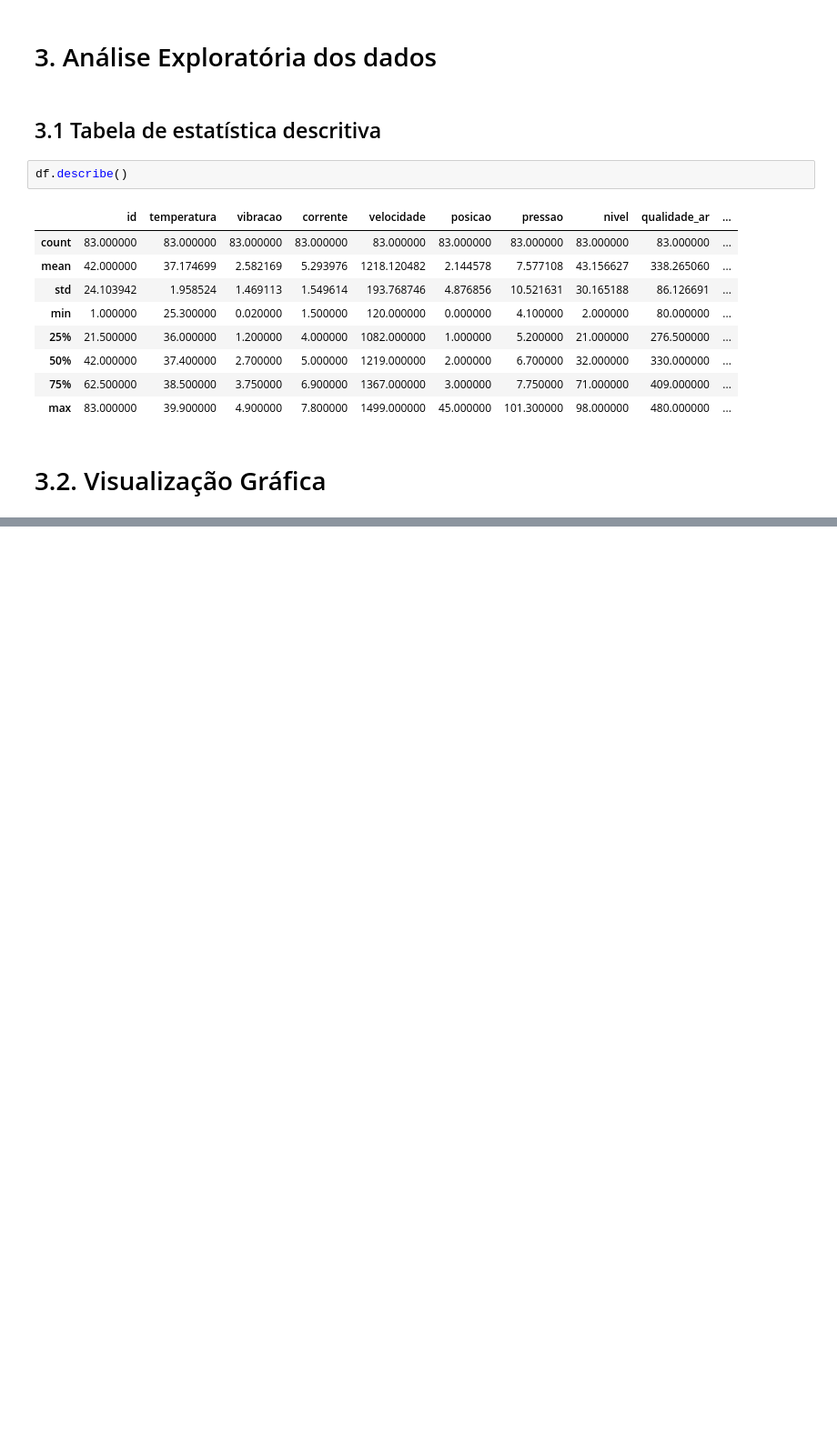
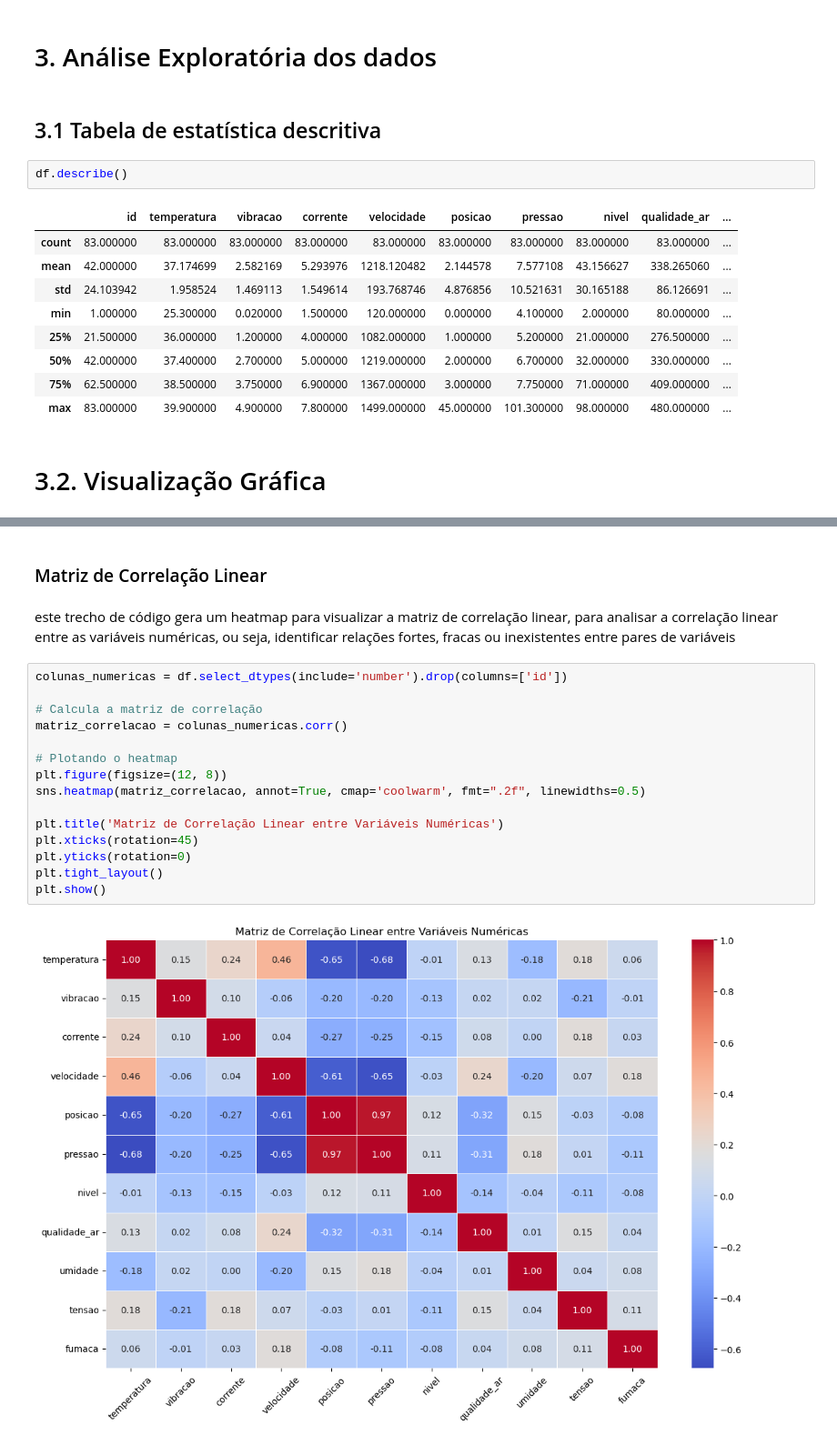
Before and after one commit to Desafio-Hermes-Reply/EnterpriseChallenge-Sprint2Reply, a Jupyter notebook: notebooks/Untitled.ipynb, the cells around one changed output, grey strips where cells are left out. Shown at 91% size. Cells and saved outputs as stored; diff of their text form; blank space fills up the shorter version.

```diff
--- a/notebooks/Untitled.ipynb
+++ b/notebooks/Untitled.ipynb
@@ -268,0 +344,21 @@ for col in cols_to_plot:
+# %% [markdown]
+### Matriz de Correlação Linear
+# %% [markdown]
+este trecho de código gera um heatmap para visualizar a matriz de correlação linear, para analisar a correlação linear entre as variáveis numéricas, ou seja, identificar relações fortes, fracas ou inexistentes entre pares de variáveis
+# %%
+colunas_numericas = df.select_dtypes(include='number').drop(columns=['id'])
+
+# Calcula a matriz de correlação
+matriz_correlacao = colunas_numericas.corr()
+
+# Plotando o heatmap
+plt.figure(figsize=(12, 8))
+sns.heatmap(matriz_correlacao, annot=True, cmap='coolwarm', fmt=".2f", linewidths=0.5)
+
+plt.title('Matriz de Correlação Linear entre Variáveis Numéricas')
+plt.xticks(rotation=45)
+plt.yticks(rotation=0)
+plt.tight_layout()
+plt.show()
+# %% [output]
+[figure, added]
```
Also changed, not shown: parts of 13 cells of this notebook.
